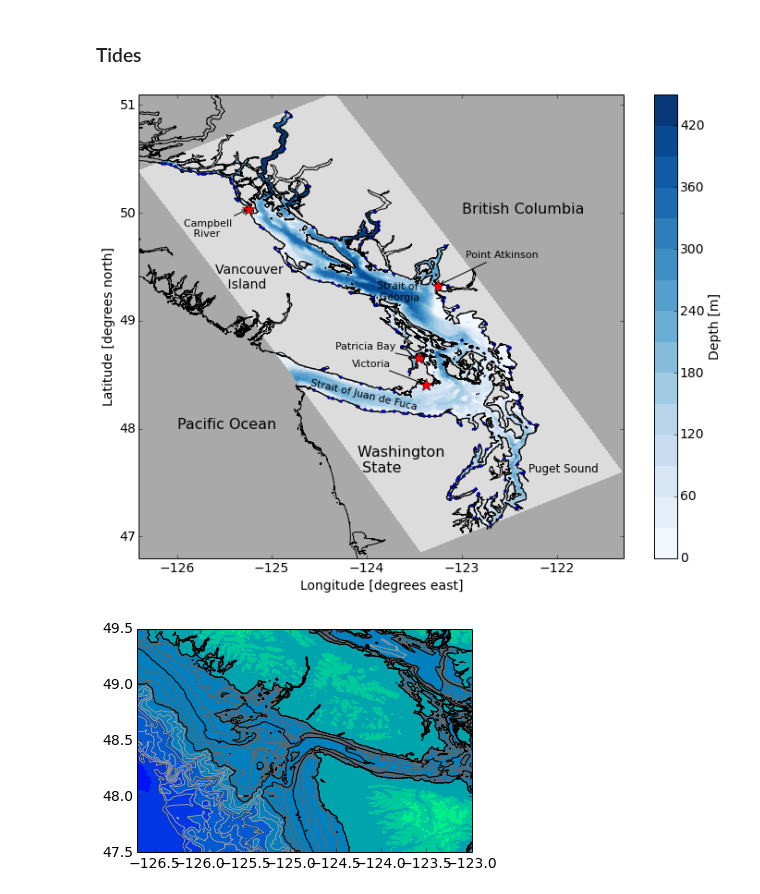
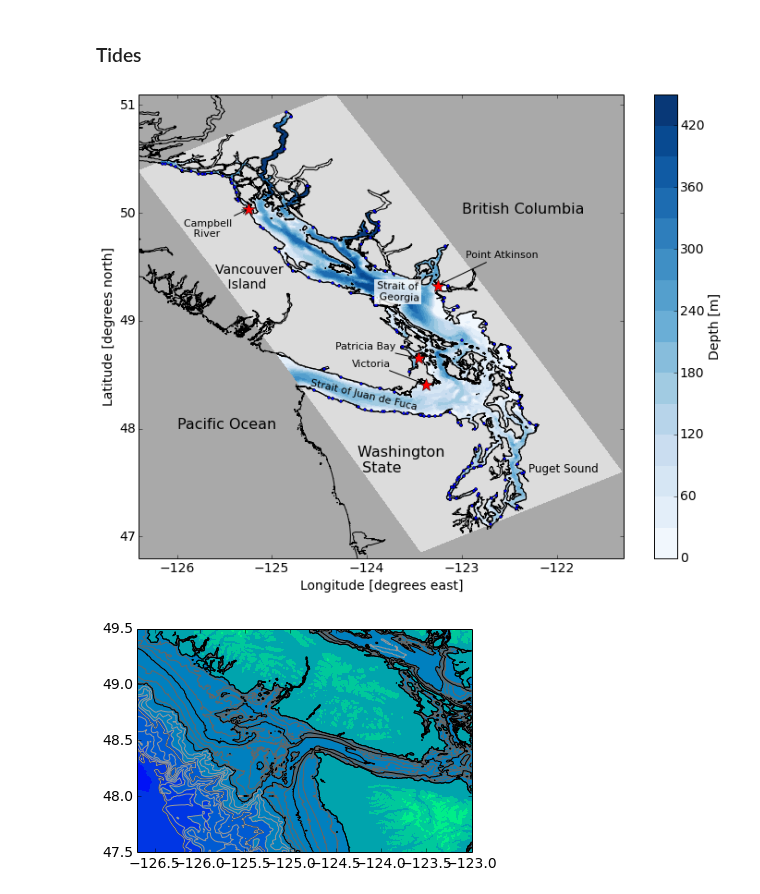
Before and after one commit to SalishSeaCast/storm-surge, a Jupyter notebook: FigureScripts/bathyImage.ipynb, the cells around one changed output. Drawn from its saved outputs; the diff is of its cells as text; code cells hidden in the pictures.

```diff
--- a/FigureScripts/bathyImage.ipynb
+++ b/FigureScripts/bathyImage.ipynb
@@ -150,36 +150,37 @@ def draw_tidestations(ax):
 
 cmap = plt.get_cmap('Blues')
 cmap.set_bad('gainsboro')
+bbox={'facecolor':'white', 'alpha':0.8, 'lw':0}
 
 fig, axs = plt.subplots(1, 1, figsize=(12,9))
 ax2=axs
 g = 'map'
 draw_coast(ax2)
 draw_bathy(ax2,g)
 draw_rivers(ax2,g)
 #draw_tidestations(ax2)
 draw_storms(ax2,g)
 
 ax2.set_ylabel('{latitude.long_name} [{latitude.units}]'.format(latitude=lats))
 ax2.set_xlabel('{longitude.long_name} [{longitude.units}]'.format(longitude=lons))
 ax2.set_xlim([-126.4,-121.3])
 ax2.set_ylim([46.8,51.1])
 
 font = {'size'   :14}
 
 plt.rc('font', **font)
 
 ax2.text(-126,48,'Pacific Ocean', fontsize=16)
 ax2.text(-124.1,47.6,'Washington \n State', fontsize=16)
 ax2.text(-122.3,47.6,'Puget Sound', fontsize=12)
 ax2.text(-125.6,49.3,'Vancouver \n   Island', fontsize=14)
 ax2.text(-123,50,'British Columbia',fontsize=16)
 ax2.text(-124.6,48.4,'Strait of Juan de Fuca',fontsize=11,rotation=-13)
-ax2.text(-123.9,49.2,'Strait of \n Georgia',fontsize=11,rotation=-2)
+ax2.text(-123.9,49.2,'Strait of \n Georgia',fontsize=11,rotation=-2, bbox=bbox)
 
 ax2.set_axis_bgcolor('darkgray')
 fig.show()
 # %% [output]
-[figure, old version]
+[figure, new version]
 # %%
 #saving the figure
```
Also changed, not shown: parts of 1 cell of this notebook, 21 other files.
